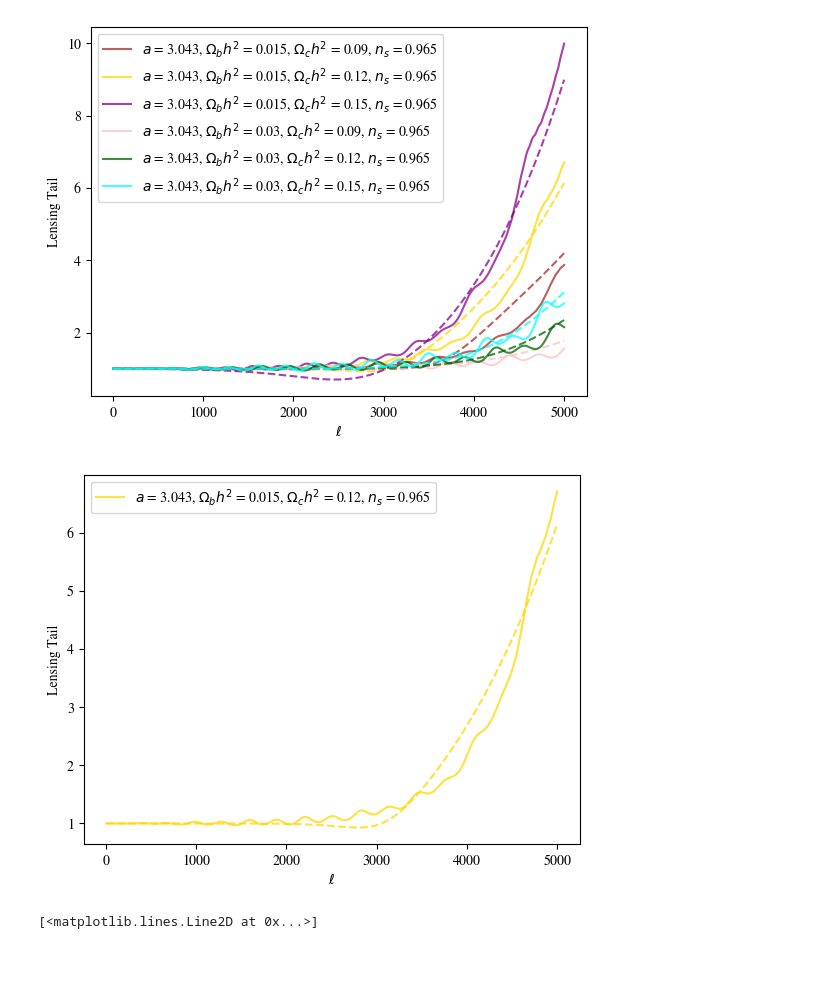
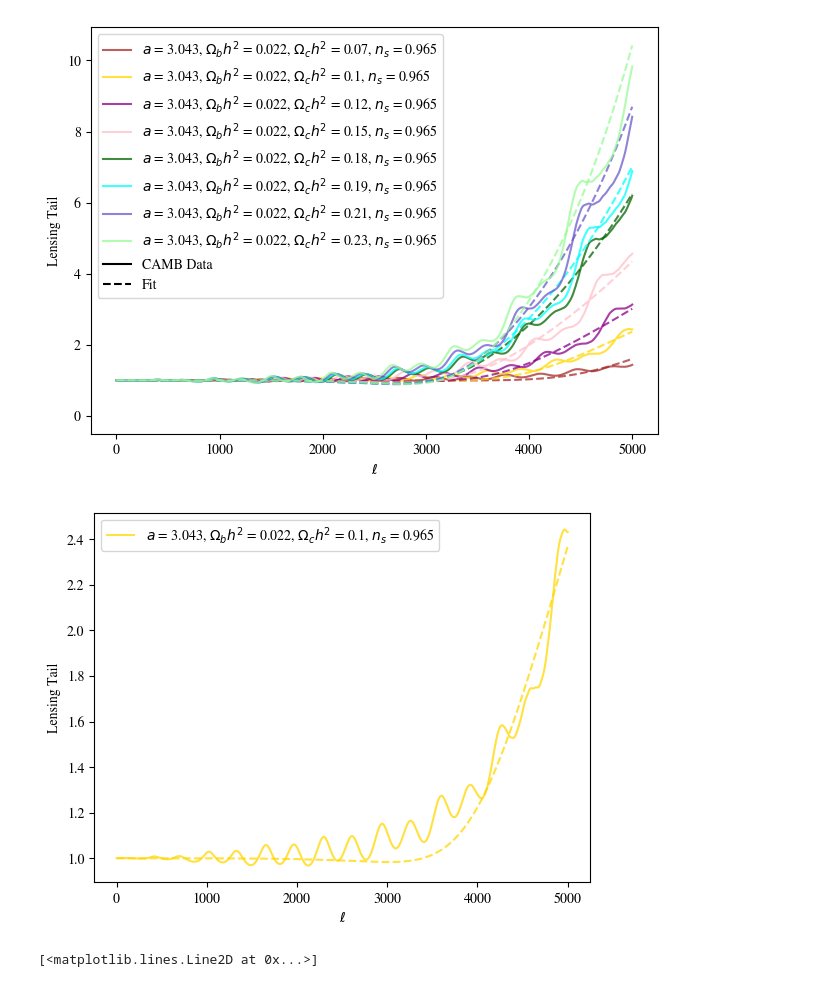
Before and after one commit to flapbat/cmb_lensing_tail, a Jupyter notebook: cross_correlation.ipynb, the cells around one changed output. Drawn from its saved outputs; the diff is of its cells as text; code cells hidden in the pictures; blank space fills up the shorter version.

```diff
--- a/cross_correlation.ipynb
+++ b/cross_correlation.ipynb
@@ -86,6 +87,12 @@ _omcs = [0.09, 0.12, 0.15, 0.09, 0.12, 0.15]
 _ns = [0.965 for i in range(len(_omcs))]
 _as = [3.043 for i in range(len(_ns))]
 
+#the omcs
+_ombs = [0.022, 0.022, 0.022, 0.022, 0.022, 0.022, 0.022, 0.022]
+_omcs = [0.07, 0.1, 0.12, 0.15, 0.18, 0.19, 0.21, 0.23]
+_ns = [0.965 for i in range(len(_omcs))]
+_as = [3.043 for i in range(len(_ns))]
+
 
 
 ells = np.array([l for l in range(2, lm)])
@@ -121,25 +128,29 @@ lensings_fit = [lensing_tail_fit1(ells, _ombs[i], _omcs[i],_as[i], _ns[i]) for i
 # %%
 color_key = ["brown","gold","darkmagenta", "pink", "darkgreen", "aqua", "slateblue", "palegreen", "crimson", "blue", "lime", "black", "cyan", "lightcoral"]
 for i in range(n):
     plt.plot(ells, lensings_fit[i], color = color_key[i], linestyle = "dashed", alpha = 0.75)
     plt.plot(ells, lensings_camb[i],  color = color_key[i], label = label_key[i], alpha = 0.75)
+plt.plot(0,0, color = "black", label = "CAMB Data")
+plt.plot(0,0, color = "black", linestyle = "dashed", label = "Fit")
 plt.xlabel("$\\ell$")
 plt.ylabel("Lensing Tail")
 #plt.ylim(0,3)
 plt.legend()
+plt.tight_layout()
+plt.savefig("omc.pdf")
 plt.show()
 
 for i in [1]:
     #plt.ylim(0,3)
     plt.plot(ells, lensings_fit[i], color = color_key[i], linestyle = "dashed", alpha = 0.75)
     plt.plot(ells, lensings_camb[i], color = color_key[i], label = label_key[i], alpha = 0.75)
 plt.legend()
 plt.xlabel("$\\ell$")
 plt.ylabel("Lensing Tail")
 plt.show()
 # %% [output]
-[figure, old version]
+[figure, new version]
-[figure, old version]
+[figure, new version]
 # %%
 omb=0.03
 omc=0.12
```
Also changed, not shown: parts of 1 cell of this notebook, 3 other files.
